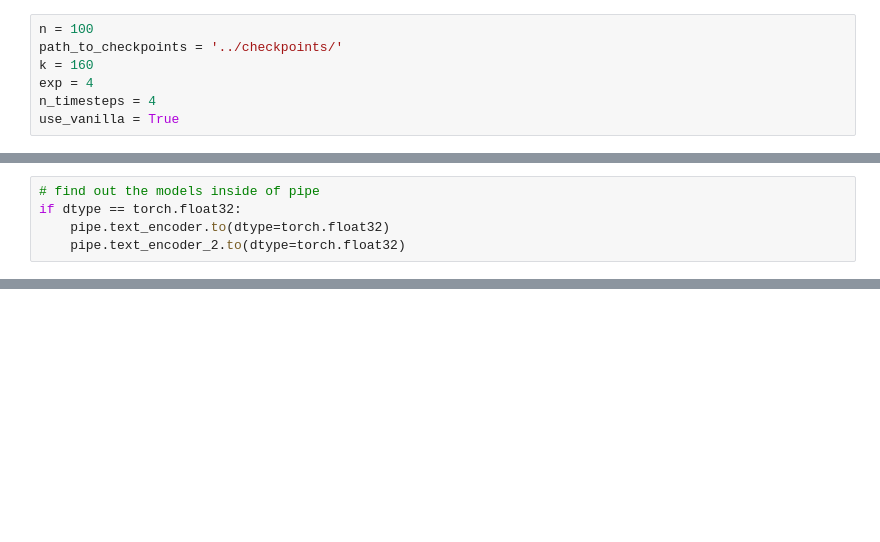
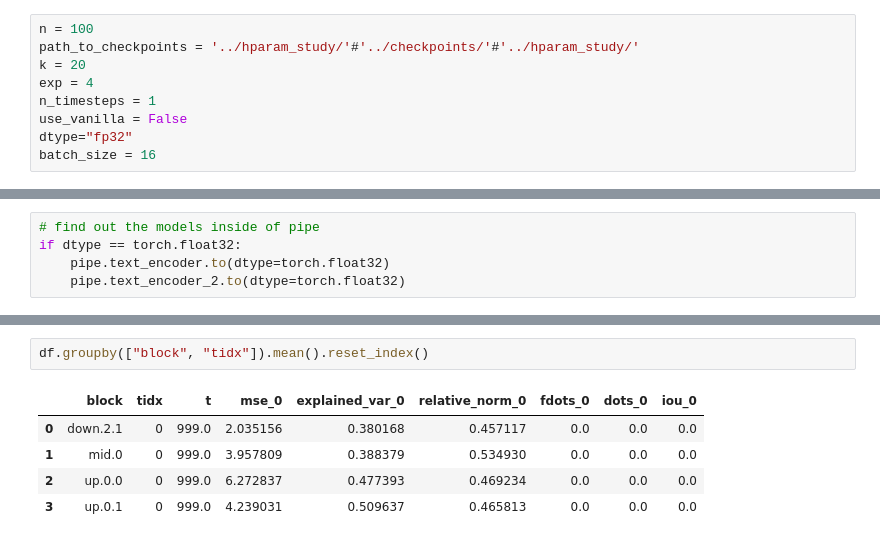
Before and after one commit to wendlerc/sdxl-unbox, a Jupyter notebook: notebooks/sdxl_generalization.ipynb, the cells around one changed output, grey strips where cells are left out. Drawn from its saved outputs; the diff is of its cells as text; blank space fills up the shorter version.

```diff
--- a/notebooks/sdxl_generalization.ipynb
+++ b/notebooks/sdxl_generalization.ipynb
@@ -7,11 +8,13 @@ import sys
 sys.path.append('/share/u/wendler/code/my-sdxl-unbox')
 # %%
 n = 100
-path_to_checkpoints = '../checkpoints/'
-k = 160
+path_to_checkpoints = '../hparam_study/'#'../checkpoints/'#'../hparam_study/'
+k = 20
 exp = 4
-n_timesteps = 4
-use_vanilla = True
+n_timesteps = 1
+use_vanilla = False
+dtype="fp32"
+batch_size = 16
 # %%
 outfile = f"timestep_generalization_n{n}_t{n_timesteps}_{'vanilla' if use_vanilla else 'turbo'}_k{k}_exp{exp}.csv"
 # %%
@@ -174,3 +223,11 @@ up.0.0 ../hparam_study/unet.up_blocks.0.attentions.1_k160_hidden5120_auxk256_bs4
+# %%
+df.groupby(["block", "tidx"]).mean().reset_index()
+# %% [output]
+|  | block | tidx | t | mse_0 | explained_var_0 | relative_norm_0 | fdots_0 | dots_0 | iou_0 |
+| 0 | down.2.1 | 0 | 999.0 | 2.035156 | 0.380168 | 0.457117 | 0.0 | 0.0 | 0.0 |
+| 1 | mid.0 | 0 | 999.0 | 3.957809 | 0.388379 | 0.534930 | 0.0 | 0.0 | 0.0 |
+| 2 | up.0.0 | 0 | 999.0 | 6.272837 | 0.477393 | 0.469234 | 0.0 | 0.0 | 0.0 |
+| 3 | up.0.1 | 0 | 999.0 | 4.239031 | 0.509637 | 0.465813 | 0.0 | 0.0 | 0.0 |
 # %%
 import matplotlib.pyplot as plt
 import seaborn as sns
```
Also changed, not shown: parts of 14 cells of this notebook, 1 other file.
